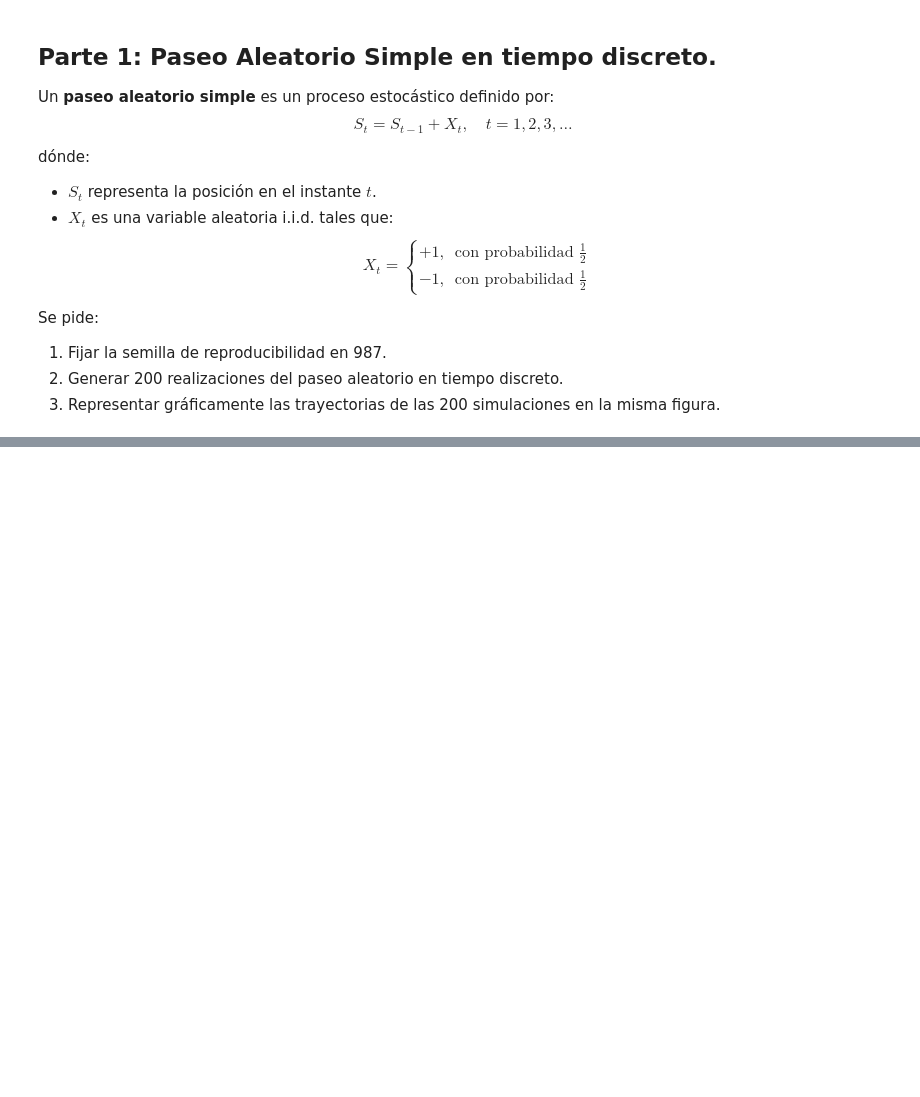
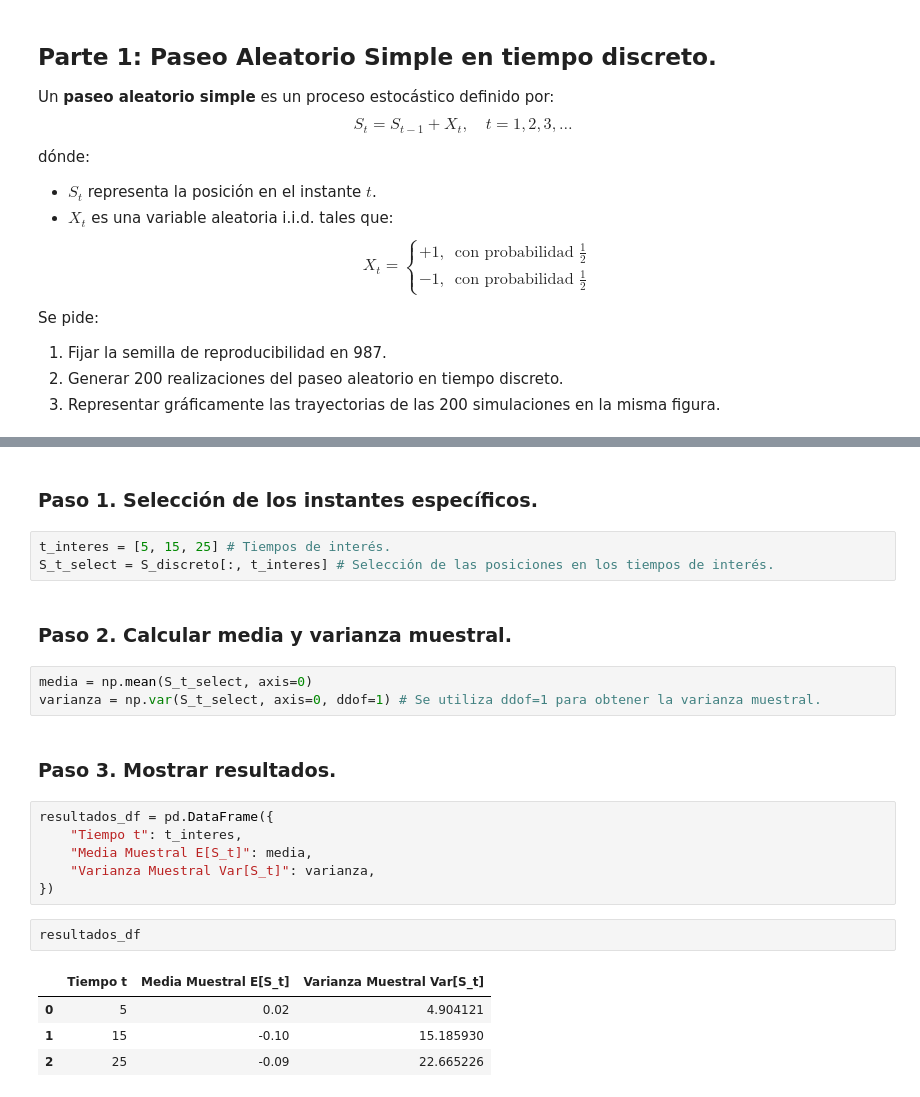
Before and after one commit to mgonzalz/calculo-estocastico, a Jupyter notebook: Cálculo Estocástico - Tarea 1.ipynb, the cells around one changed output, grey strips where cells are left out. Cells and saved outputs as stored; diff of their text form; blank space fills up the shorter version.

```diff
--- a/Cálculo Estocástico - Tarea 1.ipynb
+++ b/Cálculo Estocástico - Tarea 1.ipynb
@@ -34,0 +109,25 @@ Se pide:
+# %% [markdown]
+### Paso 1. Selección de los instantes específicos.
+# %%
+t_interes = [5, 15, 25] # Tiempos de interés.
+S_t_select = S_discreto[:, t_interes] # Selección de las posiciones en los tiempos de interés.
+# %% [markdown]
+### Paso 2. Calcular media y varianza muestral.
+# %%
+media = np.mean(S_t_select, axis=0)
+varianza = np.var(S_t_select, axis=0, ddof=1) # Se utiliza ddof=1 para obtener la varianza muestral.
+# %% [markdown]
+### Paso 3. Mostrar resultados.
+# %%
+resultados_df = pd.DataFrame({
+    "Tiempo t": t_interes,
+    "Media Muestral E[S_t]": media,
+    "Varianza Muestral Var[S_t]": varianza,
+})
+# %%
+resultados_df
+# %% [output]
+|  | Tiempo t | Media Muestral E[S_t] | Varianza Muestral Var[S_t] |
+| 0 | 5 | 0.02 | 4.904121 |
+| 1 | 15 | -0.10 | 15.185930 |
+| 2 | 25 | -0.09 | 22.665226 |
```
Also changed, not shown: parts of 20 cells of this notebook, 2 other files.
